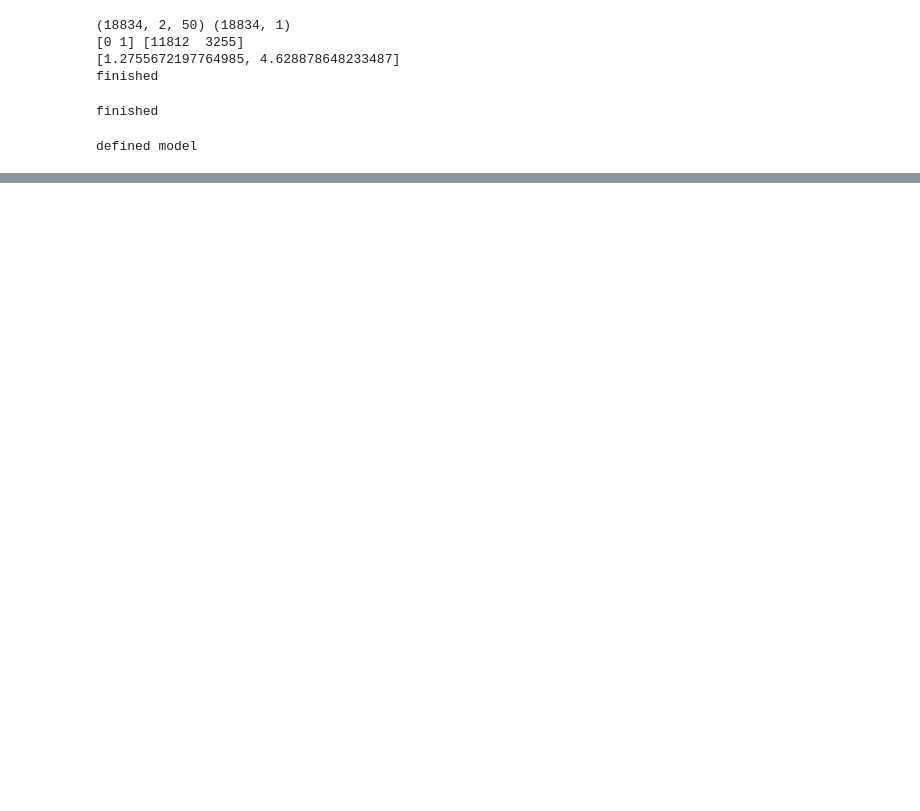
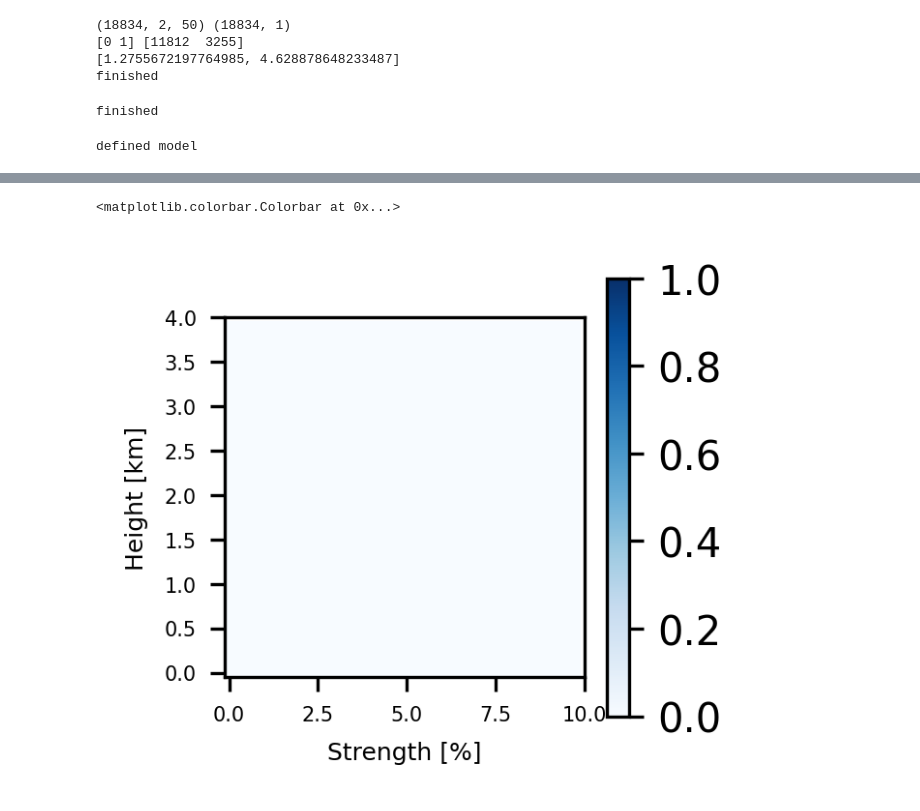
Before and after one commit to HuangJin-De/Machine-Learning-in-Atmospheric-Thermodynamics, a Jupyter notebook: final/final.ipynb, the cells around one changed output, grey strips where cells are left out. Cells and saved outputs as stored; diff of their text form; code cells hidden in the pictures; blank space fills up the shorter version.

```diff
--- a/final/final.ipynb
+++ b/final/final.ipynb
@@ -304,0 +401,15 @@ torch.Size([3767, 100]) torch.Size([3767, 1])
+# %%
+fig,ax=plt.subplots(nrows=1,ncols=1,figsize=(2,2),dpi=300)
+im=ax.imshow(x_ideal1[1,:,:],cmap='Blues',vmin=0,vmax=1)
+ax.set_xticks(np.arange(0,40.1,10))
+ax.set_yticks(np.arange(0,40.1,5))
+ax.set_xticklabels(np.arange(0,40.1,10)*0.25)
+ax.set_yticklabels(np.arange(0,40.1,5)*0.1)
+ax.invert_yaxis()
+ax.set_xlabel('Strength [%]',fontsize=6)
+ax.set_ylabel('Height [km]',fontsize=6)
+ax.tick_params(labelsize=5)
+fig.colorbar(im)
+# %% [output]
+<matplotlib.colorbar.Colorbar at 0x...>
+[figure, added]
```
Also changed, not shown: parts of 9 cells of this notebook.
